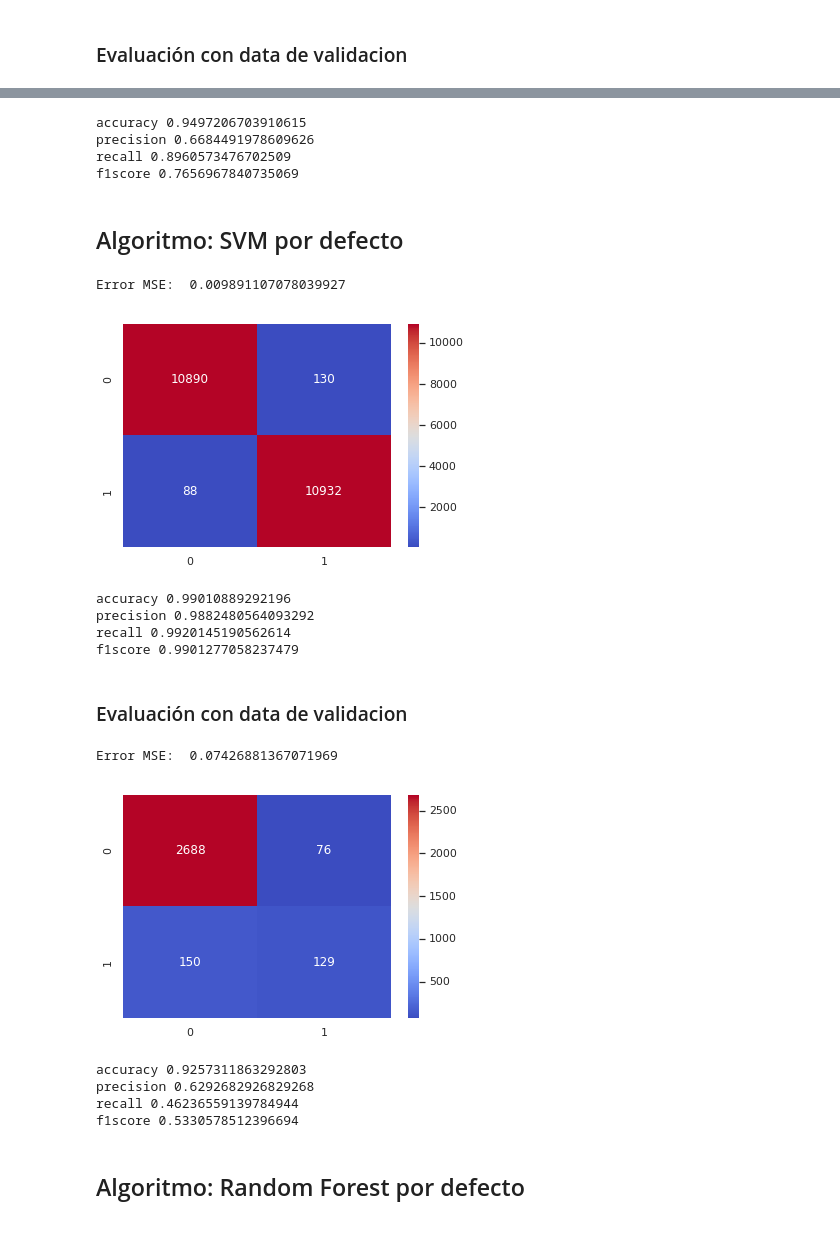
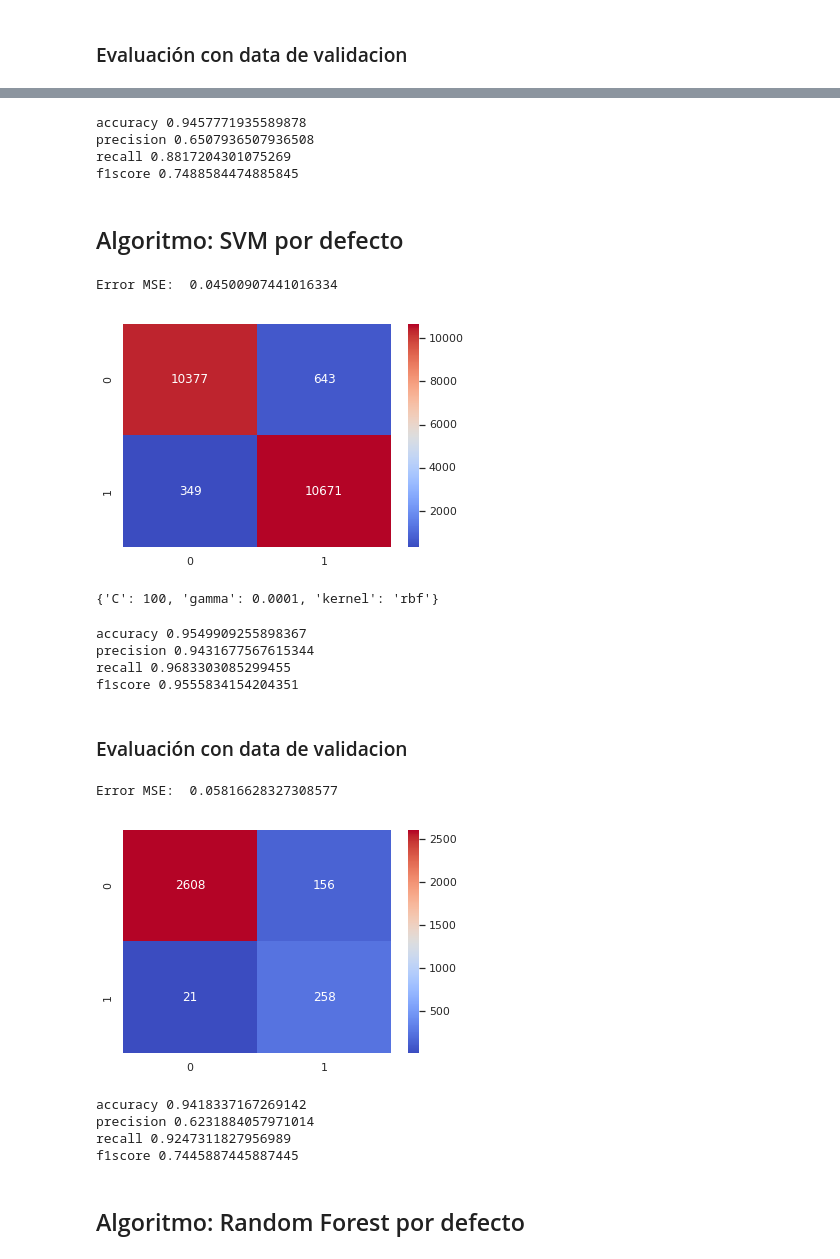
Before and after one commit to MrCycler/ML_PULSAR_CLASSIFICATION_PROJECT, a Jupyter notebook: APLICACION DE ALGORITMOS/PCA_SMOTE_con_algoritmos.ipynb, the cells around one changed output, grey strips where cells are left out. Saved outputs shown, nothing was run; the diff lists cells and outputs as text; code cells hidden in the pictures.

```diff
--- a/APLICACION DE ALGORITMOS/PCA_SMOTE_con_algoritmos.ipynb
+++ b/APLICACION DE ALGORITMOS/PCA_SMOTE_con_algoritmos.ipynb
@@ -159,11 +152,10 @@ Z_train.head()
 # %% [markdown]
 ## Algoritmo: Redes Neuronales por defecto
 # %%
-#Entrenamiento de redes neuronales por defecto
-
 from sklearn.neural_network import MLPClassifier
 
-NN_model = MLPClassifier()
+NN_model = MLPClassifier(activation= 'logistic',
+solver= 'lbfgs')
 
 NN_model.fit(Z_train, y_train)
 y_train_predict= NN_model.predict(Z_train)
@@ -233,21 +221,35 @@ print("precision",precision)
 print("recall",recall)
 print("f1score",f1score)
 # %% [output]
-accuracy 0.9497206703910615
-precision 0.6684491978609626
-recall 0.8960573476702509
-f1score 0.7656967840735069
+accuracy 0.9457771935589878
+precision 0.6507936507936508
+recall 0.8817204301075269
+f1score 0.7488584474885845
 # %% [markdown]
 ## Algoritmo: SVM por defecto
 # %%
-#Entrenamiento de SVM por defecto
+from sklearn.svm import SVC
+from sklearn.model_selection import GridSearchCV
 
-from sklearn.svm import SVC
-
-SVC_model = SVC()
+SVC_model = SVC(gamma='auto',kernel='rbf')
 SVC_model.fit(Z_train, y_train)
 y_train_predict= SVC_model.predict(Z_train)
 
+SVM_grid_param = {
+    'C': [1, 10, 100],
+    'gamma': ['auto',0.01, 0.0001],
+    'kernel': ['rbf']
+}
+
+SVM_gd_sr = GridSearchCV(estimator=SVC_model,
+                     param_grid=SVM_grid_param,
+                     scoring='f1',
+                     cv=5,
+                     n_jobs=-1)
+SVM_gd_sr.fit(Z_train, y_train)
+
+
+y_train_predict= SVM_gd_sr.best_estimator_.predict(Z_train)
 
 SVC_model_mse = mean_squared_error(y_train, y_train_predict)
 print("Error MSE: ",SVC_model_mse)
@@ -255,11 +257,13 @@ print("Error MSE: ",SVC_model_mse)
 SVC_model_cm = confusion_matrix(y_train, y_train_predict)
 sns.heatmap(SVC_model_cm,annot=True, fmt="d", cmap="coolwarm");
 # %% [output]
-Error MSE:  0.009891107078039927
+Error MSE:  0.04500907441016334
-[figure, old version]
+[figure, new version]
+# %%
+SVM_gd_sr.best_params_
+# %% [output]
+{'C': 100, 'gamma': 0.0001, 'kernel': 'rbf'}
 # %%
-#Evaluación con data de entrenamiento
-
 accuracy = accuracy_score(y_train, y_train_predict)
 precision = precision_score(y_train, y_train_predict)
 recall = recall_score(y_train, y_train_predict)
@@ -269,24 +273,24 @@ print("precision",precision)
 print("recall",recall)
 print("f1score",f1score)
 # %% [output]
-accuracy 0.99010889292196
-precision 0.9882480564093292
-recall 0.9920145190562614
-f1score 0.9901277058237479
+accuracy 0.9549909255898367
+precision 0.9431677567615344
+recall 0.9683303085299455
+f1score 0.9555834154204351
 # %% [markdown]
 ### Evaluación con data de validacion
 # %%
-y_val_predict= SVC_model.predict(Z_val)
+y_val_predict= SVM_gd_sr.best_estimator_.predict(Z_val)
 
 SVC_model_mse_val = mean_squared_error(y_val, y_val_predict)
 print("Error MSE: ",SVC_model_mse_val)
 
 SVC_model_cm_val = confusion_matrix(y_val, y_val_predict)
 
 sns.heatmap(SVC_model_cm_val,annot=True, fmt="d", cmap="coolwarm");
 # %% [output]
-Error MSE:  0.07426881367071969
+Error MSE:  0.05816628327308577
-[figure, old version]
+[figure, new version]
 # %%
 accuracy = accuracy_score(y_val, y_val_predict)
 precision = precision_score(y_val, y_val_predict)
@@ -297,10 +301,10 @@ print("precision",precision)
 print("recall",recall)
 print("f1score",f1score)
 # %% [output]
-accuracy 0.9257311863292803
-precision 0.6292682926829268
-recall 0.46236559139784944
-f1score 0.5330578512396694
+accuracy 0.9418337167269142
+precision 0.6231884057971014
+recall 0.9247311827956989
+f1score 0.7445887445887445
 # %% [markdown]
 ## Algoritmo: Random Forest por defecto
 # %%
```
Also changed, not shown: parts of 21 cells of this notebook.
